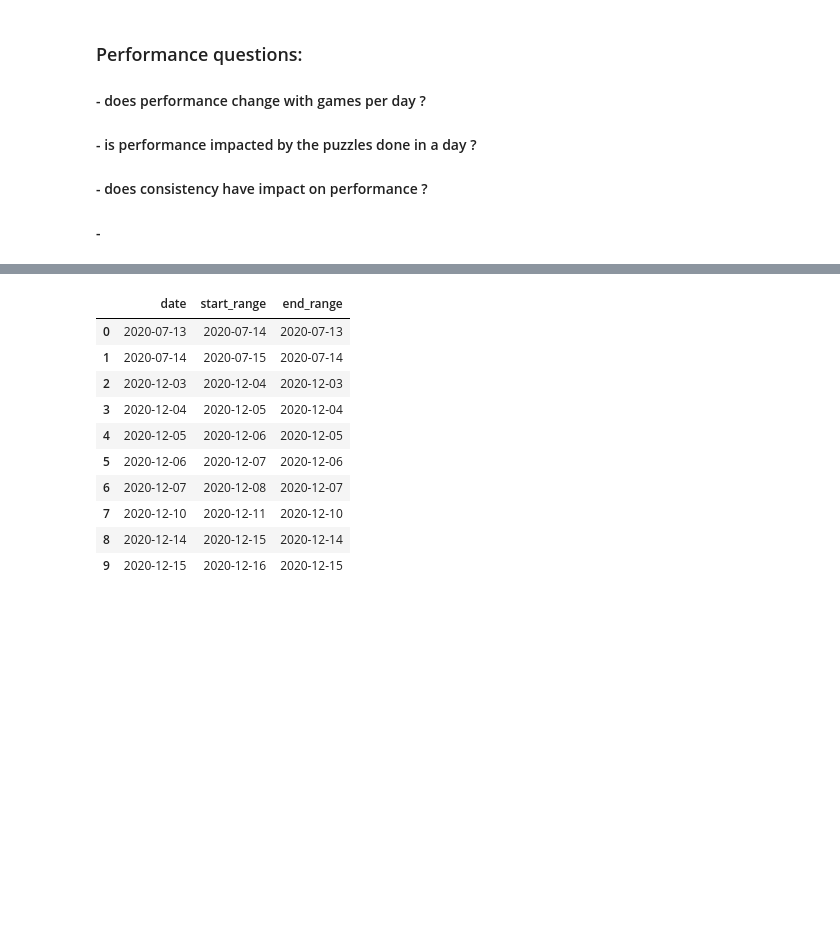
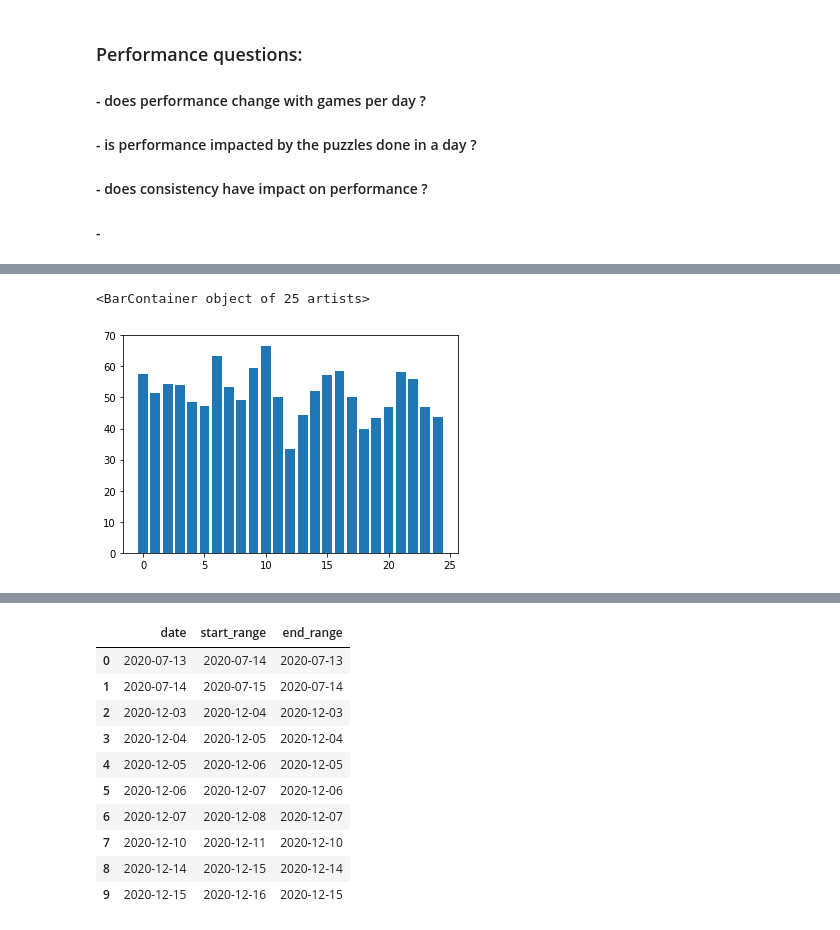
Before and after one commit to modestas-m/chess.com-performance-analysis, a Jupyter notebook: Performance analysis.ipynb, the cells around one changed output, grey strips where cells are left out. Cells and saved outputs as stored; diff of their text form; code cells hidden in the pictures; blank space fills up the shorter version.

```diff
--- a/Performance analysis.ipynb
+++ b/Performance analysis.ipynb
@@ -283,0 +329,7 @@ df_joint.head(50)
+# %%
+import matplotlib.pyplot as plt
+
+plt.bar(df_streak_percentage['rolling_sum'], df_streak_percentage['percent'])
+# %% [output]
+<BarContainer object of 25 artists>
+[figure, added]
```
Also changed, not shown: parts of 30 cells of this notebook.
